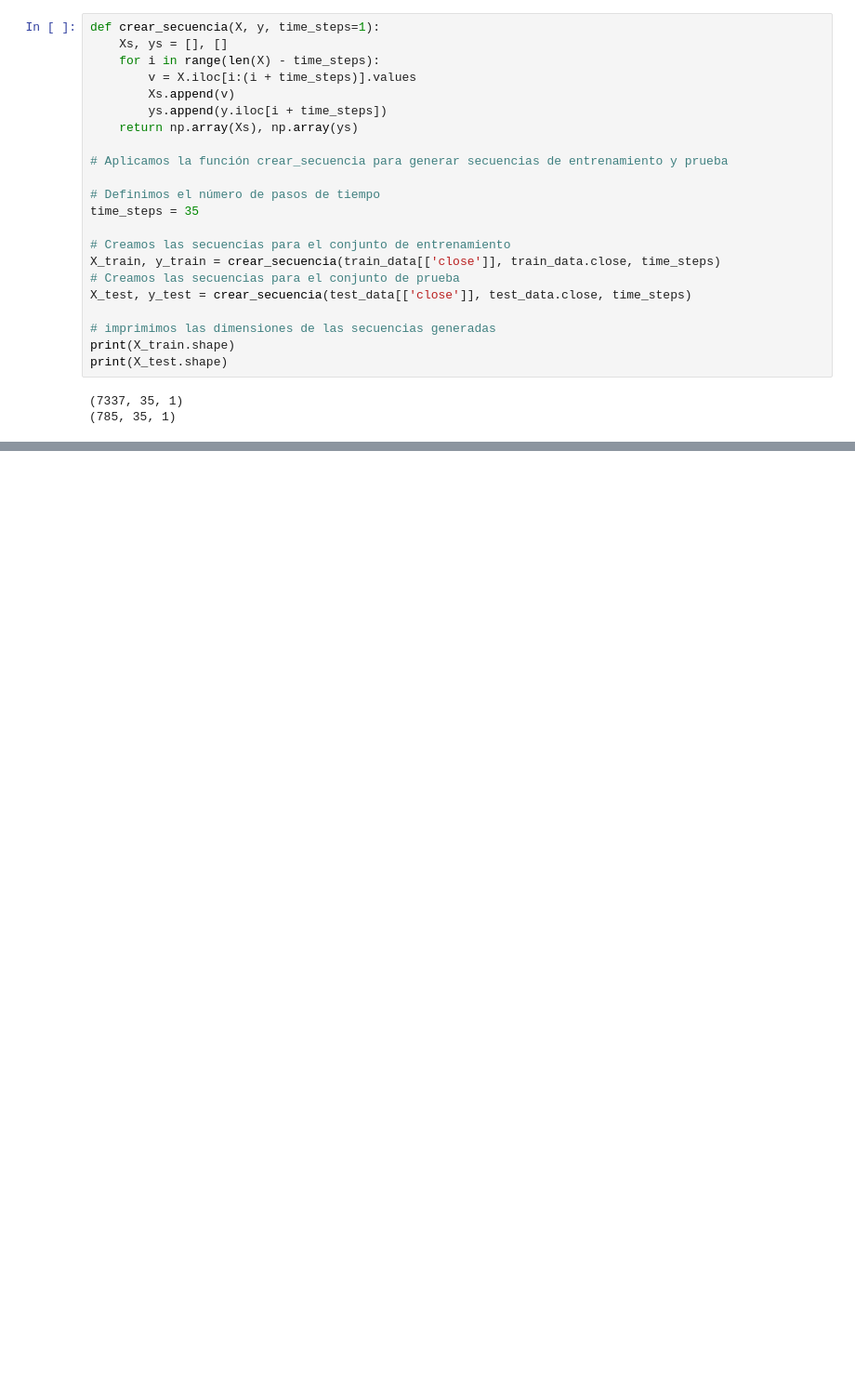
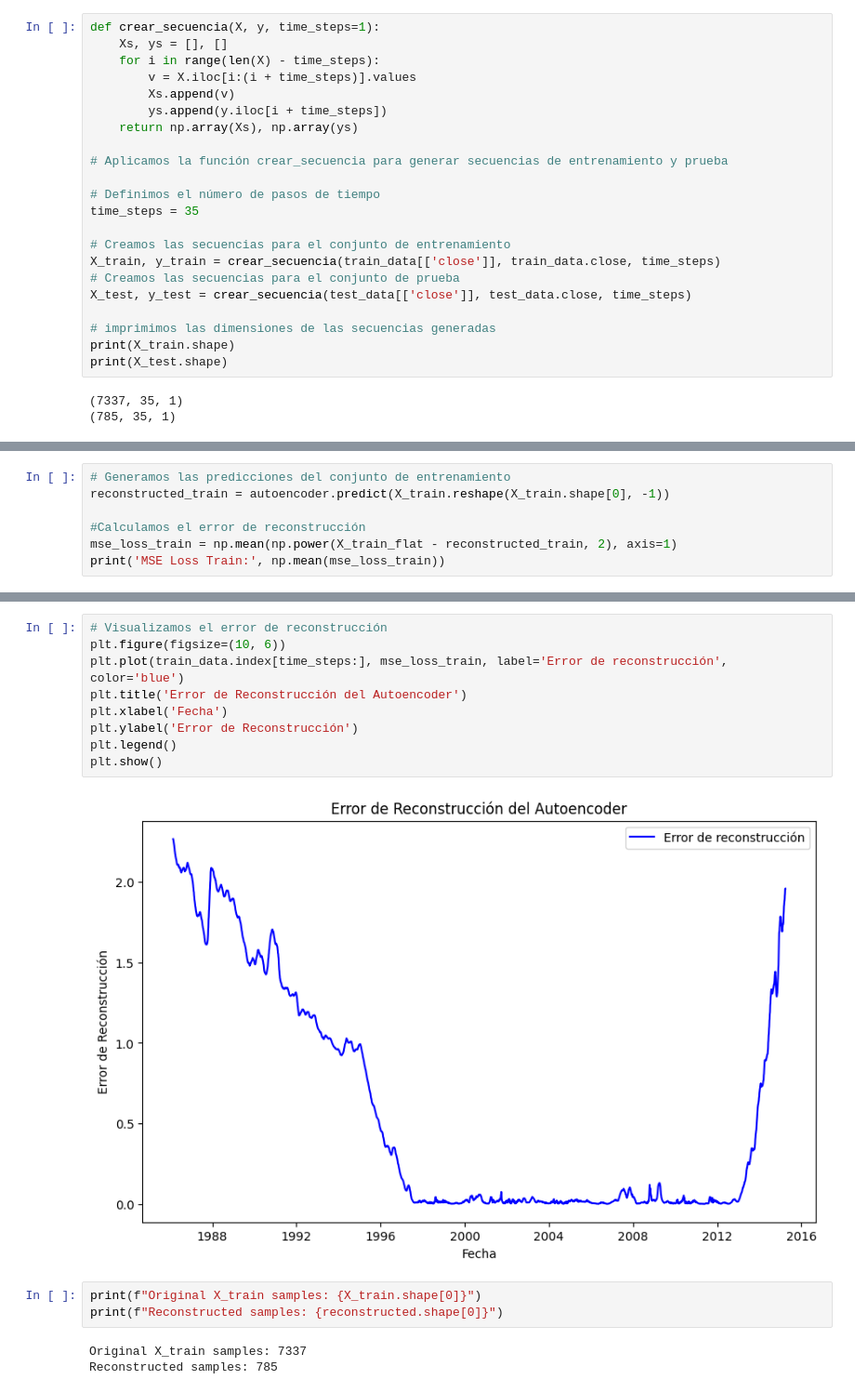
Before and after one commit to RicardoLoperaV/AutoVisionClust, a Jupyter notebook: Anomaly Detection/Anomaly_Detection.ipynb, the cells around one changed output, grey strips where cells are left out. Shown: that part at 93% size. Saved outputs shown, nothing was run; the diff lists cells and outputs as text; blank space fills up the shorter version.

```diff
--- a/Anomaly Detection/Anomaly_Detection.ipynb
+++ b/Anomaly Detection/Anomaly_Detection.ipynb
@@ -160,0 +215,7 @@ train_with_gradient_accumulation(model, train_dataset, EPOCHS, BATCH_SIZE, ACCUM
+# %%
+# Generamos las predicciones del conjunto de entrenamiento
+reconstructed_train = autoencoder.predict(X_train.reshape(X_train.shape[0], -1))
+
+#Calculamos el error de reconstrucción
+mse_loss_train = np.mean(np.power(X_train_flat - reconstructed_train, 2), axis=1)
+print('MSE Loss Train:', np.mean(mse_loss_train))
@@ -160,0 +225,17 @@ train_with_gradient_accumulation(model, train_dataset, EPOCHS, BATCH_SIZE, ACCUM
+# %%
+# Visualizamos el error de reconstrucción
+plt.figure(figsize=(10, 6))
+plt.plot(train_data.index[time_steps:], mse_loss_train, label='Error de reconstrucción', color='blue')
+plt.title('Error de Reconstrucción del Autoencoder')
+plt.xlabel('Fecha')
+plt.ylabel('Error de Reconstrucción')
+plt.legend()
+plt.show()
+# %% [output]
+[figure, added]
+# %%
+print(f"Original X_train samples: {X_train.shape[0]}")
+print(f"Reconstructed samples: {reconstructed.shape[0]}")
+# %% [output]
+Original X_train samples: 7337
+Reconstructed samples: 785
```
Also changed, not shown: parts of 6 cells of this notebook.
